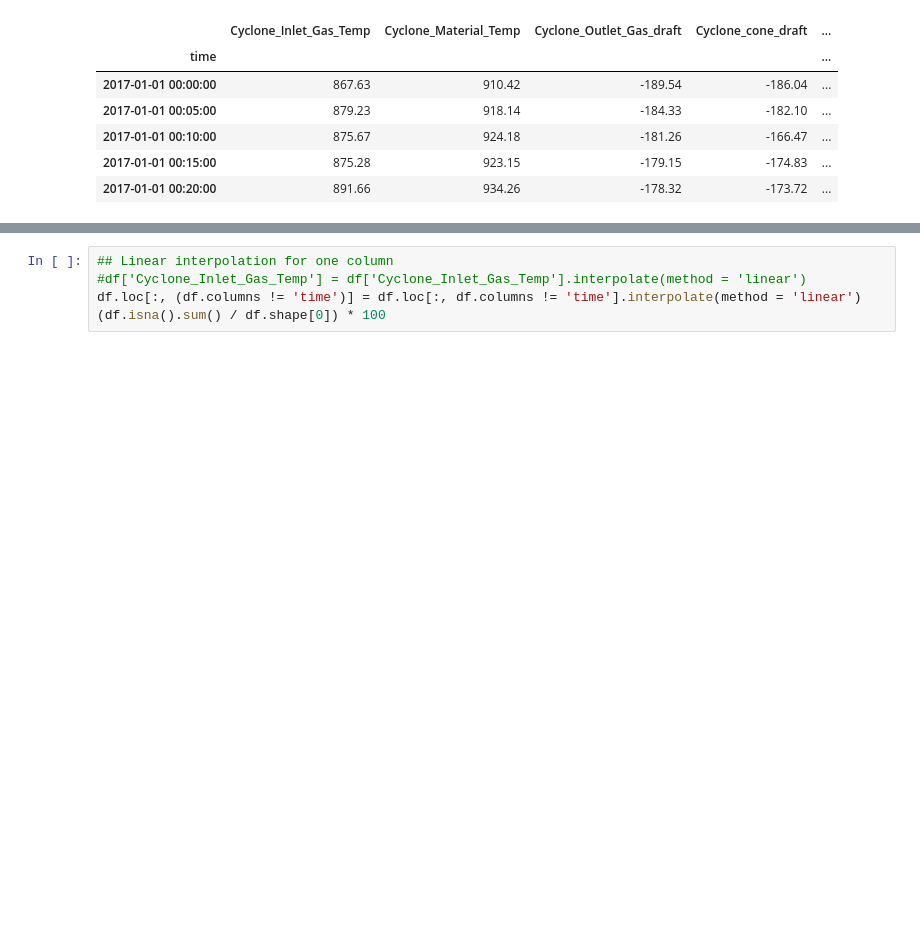
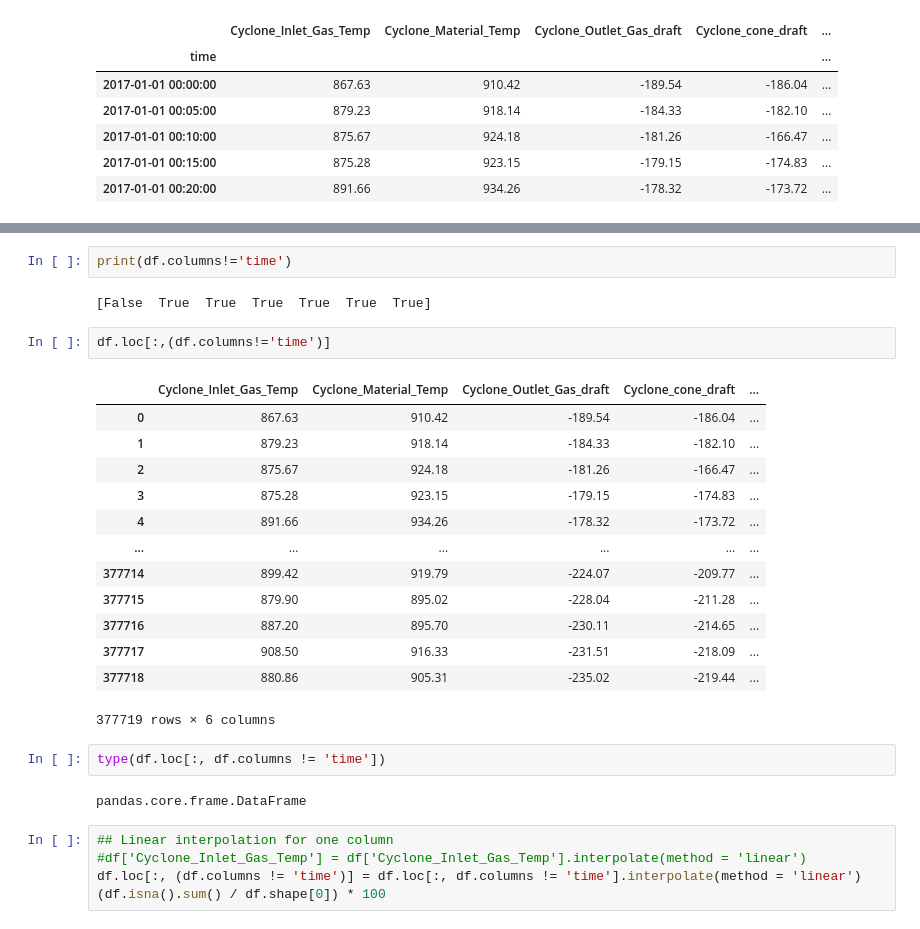
Before and after one commit to adityab24840/Project_EDA_Workshop, a Jupyter notebook: Timeseries.ipynb, the cells around one changed output, grey strips where cells are left out. Cells and saved outputs as stored; diff of their text form; blank space fills up the shorter version.

```diff
--- a/Timeseries.ipynb
+++ b/Timeseries.ipynb
@@ -72,3 +72,27 @@ Text(0, 0.5, '% Missing Values')
+# %%
+print(df.columns!='time')
+# %% [output]
+[False  True  True  True  True  True  True]
+# %%
+df.loc[:,(df.columns!='time')]
+# %% [output]
+|  | Cyclone_Inlet_Gas_Temp | Cyclone_Material_Temp | Cyclone_Outlet_Gas_draft | Cyclone_cone_draft | ... |
+| 0 | 867.63 | 910.42 | -189.54 | -186.04 | ... |
+| 1 | 879.23 | 918.14 | -184.33 | -182.10 | ... |
+| 2 | 875.67 | 924.18 | -181.26 | -166.47 | ... |
+| 3 | 875.28 | 923.15 | -179.15 | -174.83 | ... |
+| 4 | 891.66 | 934.26 | -178.32 | -173.72 | ... |
+| ... | ... | ... | ... | ... | ... |
+| 377714 | 899.42 | 919.79 | -224.07 | -209.77 | ... |
+| 377715 | 879.90 | 895.02 | -228.04 | -211.28 | ... |
+| 377716 | 887.20 | 895.70 | -230.11 | -214.65 | ... |
+| 377717 | 908.50 | 916.33 | -231.51 | -218.09 | ... |
+| 377718 | 880.86 | 905.31 | -235.02 | -219.44 | ... |
+377719 rows × 6 columns
+# %%
+type(df.loc[:, df.columns != 'time'])
+# %% [output]
+pandas.core.frame.DataFrame
 # %%
 ## Linear interpolation for one column
 #df['Cyclone_Inlet_Gas_Temp'] = df['Cyclone_Inlet_Gas_Temp'].interpolate(method = 'linear')
```
Also changed, not shown: parts of 2 cells of this notebook.
